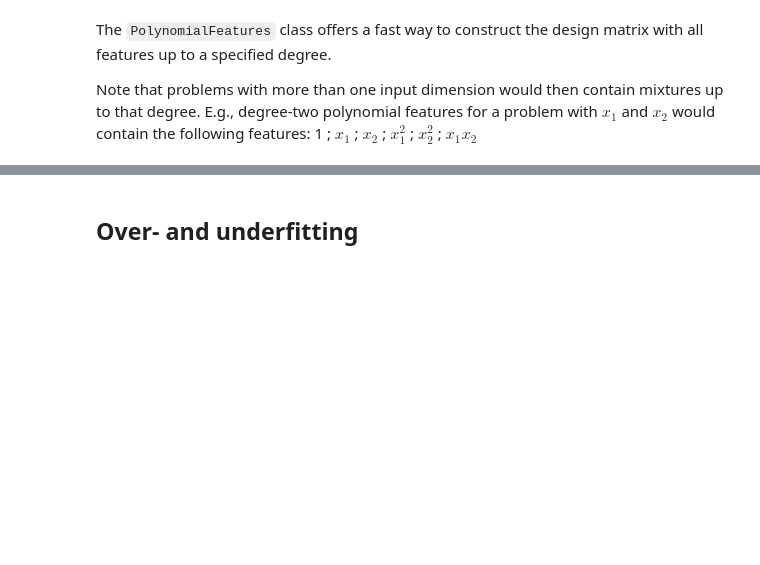
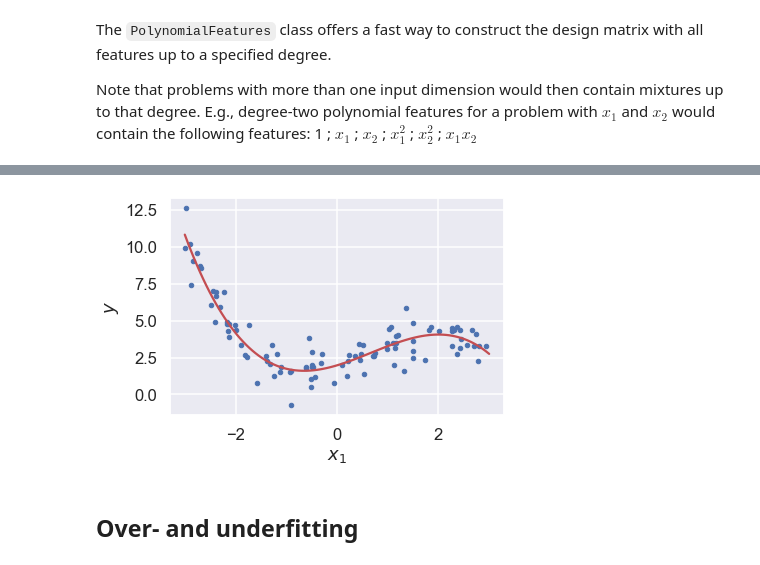
Before and after one commit to ElinOhlman/tif285, a Jupyter notebook: doc/pub/Exercises/Week1/TIF285_exercise_LinearRegression.ipynb, the cells around one changed output, grey strips where cells are left out. Cells and saved outputs as stored; diff of their text form; code cells hidden in the pictures; blank space fills up the shorter version.

```diff
--- a/doc/pub/Exercises/Week1/TIF285_exercise_LinearRegression.ipynb
+++ b/doc/pub/Exercises/Week1/TIF285_exercise_LinearRegression.ipynb
@@ -360,3 +349,18 @@ y_new = lin_reg.predict(X_new_poly)
+# %%
+# EXERCISE
+#
+# Plot the data and the prediction
+#
+#
+
+fig,ax = plt.subplots(1,1)
+
+ax.plot(X, y, "b.")
+ax.plot(X_new,y_new, "-r")
+ax.set_xlabel("$x_1$")
+ax.set_ylabel("$y$");
+# %% [output]
+[figure, added]
 # %% [markdown]
 ## Over- and underfitting
 # %% [markdown]
```
Also changed, not shown: parts of 16 cells of this notebook, 2 other files.
